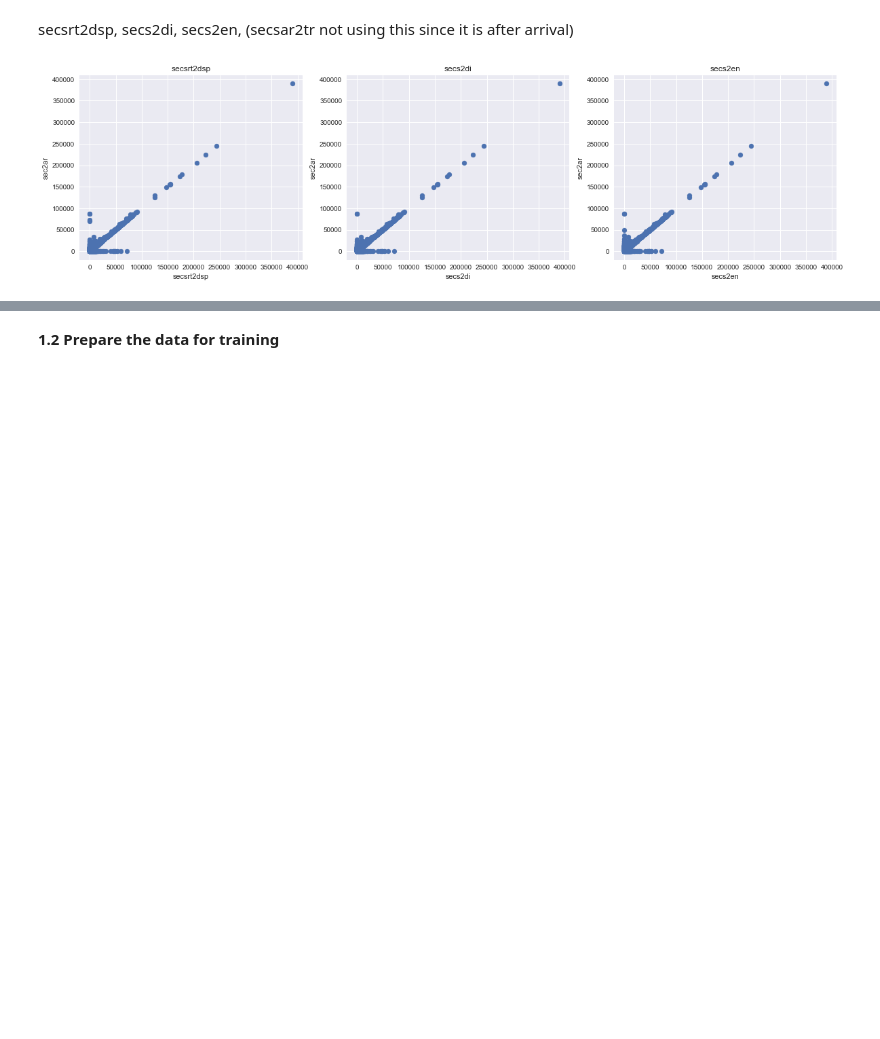
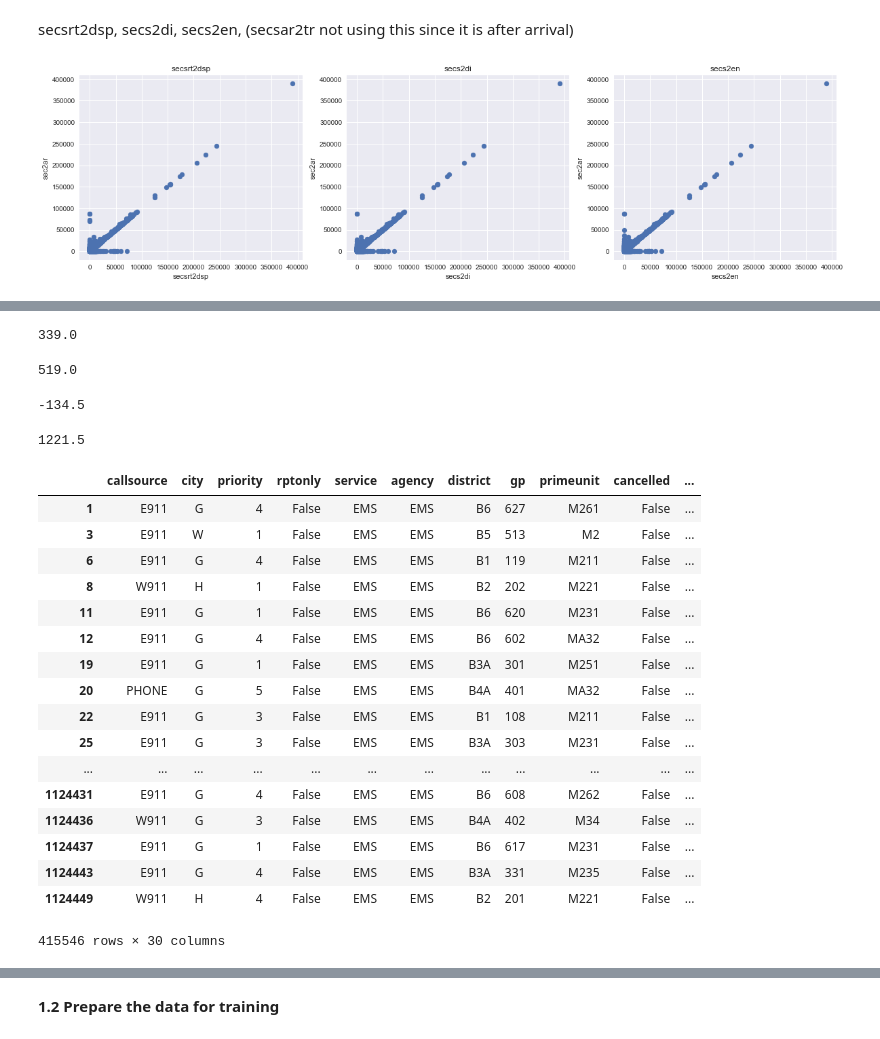
Before and after one commit to UNCG-CSE/Guilford_EMS, a Jupyter notebook: src/Nature_to _response time.ipynb, the cells around one changed output, grey strips where cells are left out. Cells and saved outputs as stored; diff of their text form; code cells hidden in the pictures; blank space fills up the shorter version.

```diff
--- a/src/Nature_to _response time.ipynb
+++ b/src/Nature_to _response time.ipynb
@@ -720,3 +953,51 @@ ems_outlier_removed_f
+# %%
+# IQR
+iqr_ems_f = ems_calls["sec2ar"].quantile(0.75) - ems_calls["sec2ar"].quantile(0.25)
+iqr_ems_f
+339.0
+# %% [output]
+339.0
+# %%
+# median
+median_size_ems_f = ems_calls["sec2ar"].quantile(0.50)
+median_size_ems_f
+# %% [output]
+519.0
+# %%
+# lower outlier bound
+lower_outlier_bound_ems_f = ems_calls["sec2ar"].quantile(0.25) - 1.5 * iqr_ems_f
+lower_outlier_bound_ems_f
+# %% [output]
+-134.5
+# %%
+# upper outlier bound
+upper_outlier_boud_ems_f = ems_calls["sec2ar"].quantile(0.75) +  1.5 * iqr_ems_f
+upper_outlier_boud_ems_f
+# %% [output]
+1221.5
+# %%
+# new data range after outlier has been removed
+ems_outlier_removed_f = ems_calls[(ems_calls['sec2ar'] > 0) & (ems_calls['sec2ar'] < upper_outlier_boud_ems_f) ]
+ems_outlier_removed_f
+# %% [output]
+|  | callsource | city | priority | rptonly | service | agency | district | gp | primeunit | cancelled | ... |
+| 1 | E911 | G | 4 | False | EMS | EMS | B6 | 627 | M261 | False | ... |
+| 3 | E911 | W | 1 | False | EMS | EMS | B5 | 513 | M2 | False | ... |
+| 6 | E911 | G | 4 | False | EMS | EMS | B1 | 119 | M211 | False | ... |
+| 8 | W911 | H | 1 | False | EMS | EMS | B2 | 202 | M221 | False | ... |
+| 11 | E911 | G | 1 | False | EMS | EMS | B6 | 620 | M231 | False | ... |
+| 12 | E911 | G | 4 | False | EMS | EMS | B6 | 602 | MA32 | False | ... |
+| 19 | E911 | G | 1 | False | EMS | EMS | B3A | 301 | M251 | False | ... |
+| 20 | PHONE | G | 5 | False | EMS | EMS | B4A | 401 | MA32 | False | ... |
+| 22 | E911 | G | 3 | False | EMS | EMS | B1 | 108 | M211 | False | ... |
+| 25 | E911 | G | 3 | False | EMS | EMS | B3A | 303 | M231 | False | ... |
+| ... | ... | ... | ... | ... | ... | ... | ... | ... | ... | ... | ... |
+| 1124431 | E911 | G | 4 | False | EMS | EMS | B6 | 608 | M262 | False | ... |
+| 1124436 | W911 | G | 3 | False | EMS | EMS | B4A | 402 | M34 | False | ... |
+| 1124437 | E911 | G | 1 | False | EMS | EMS | B6 | 617 | M231 | False | ... |
+| 1124443 | E911 | G | 4 | False | EMS | EMS | B3A | 331 | M235 | False | ... |
+| 1124449 | W911 | H | 4 | False | EMS | EMS | B2 | 201 | M221 | False | ... |
+415546 rows × 30 columns
 # %%
 ems_outlier_removed_f.head()
 # %% [output]
```
Also changed, not shown: parts of 55 cells of this notebook.
